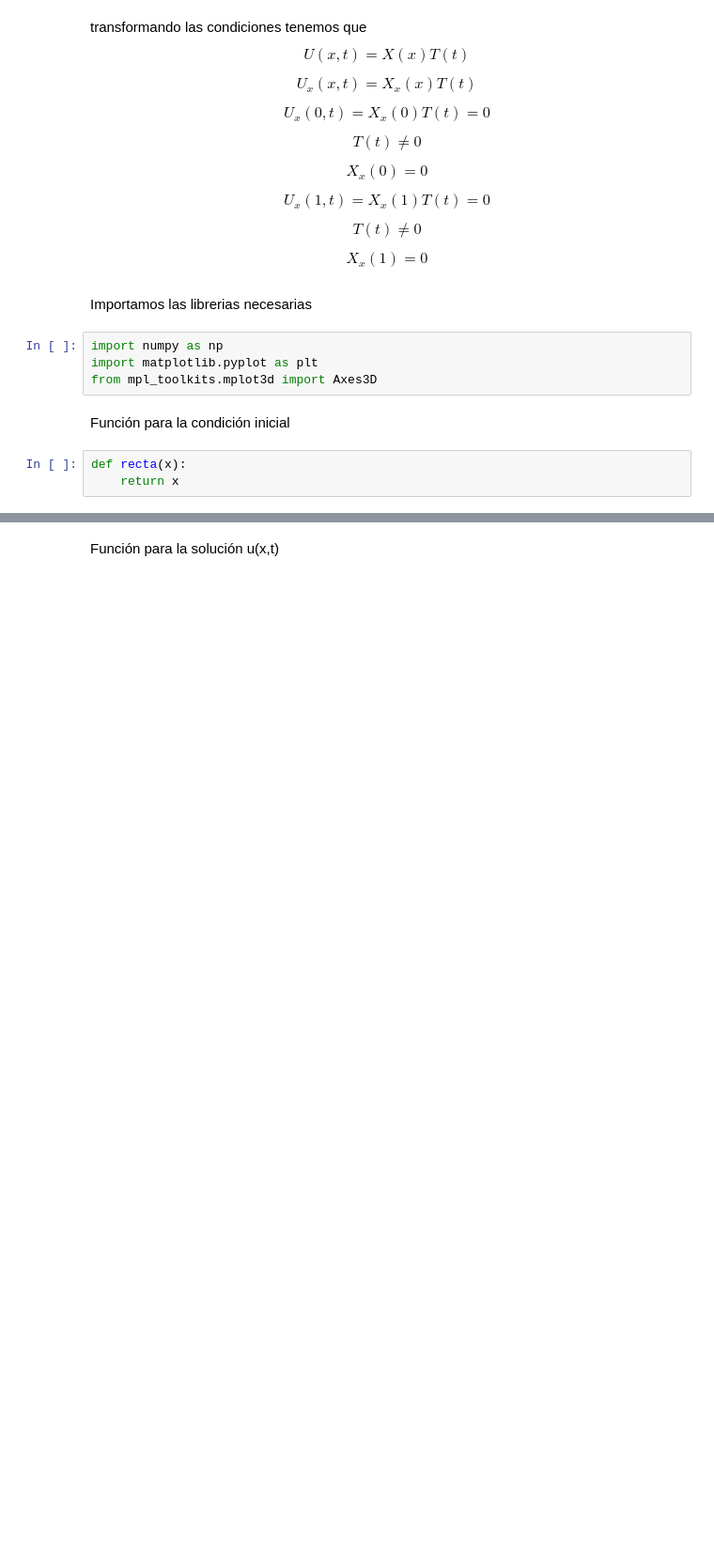
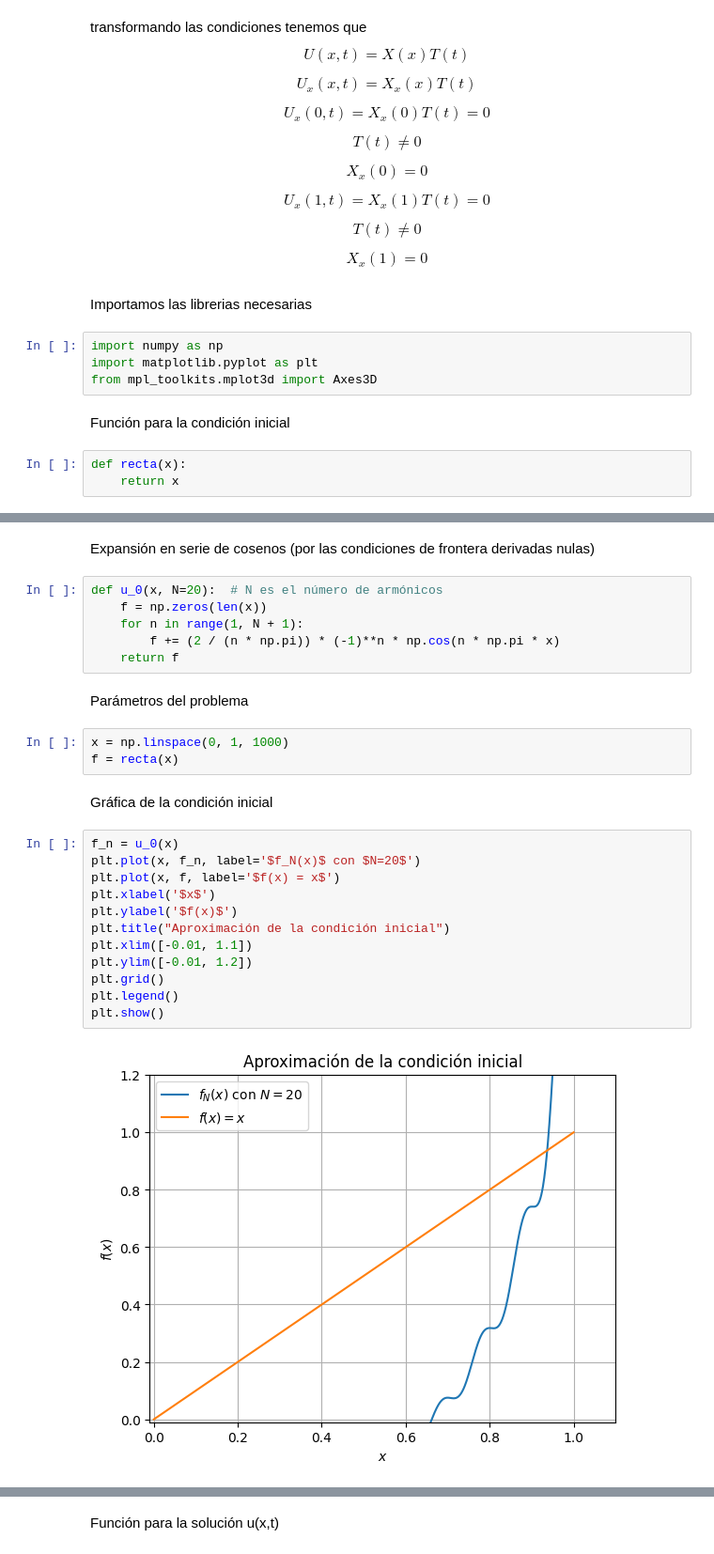
Before and after one commit to Annette-1/Ecuaciones_Diferenciales_Parciales, a Jupyter notebook: Metodo de separacion de Variables.ipynb, the cells around one changed output, grey strips where cells are left out. Shown at 94% size. Cells and saved outputs as stored; diff of their text form; blank space fills up the shorter version.

```diff
--- a/Metodo de separacion de Variables.ipynb
+++ b/Metodo de separacion de Variables.ipynb
@@ -77,0 +62,29 @@ def coeficientes_Cn(N):
+# %% [markdown]
+Expansión en serie de cosenos (por las condiciones de frontera derivadas nulas)
+# %%
+def u_0(x, N=20):  # N es el número de armónicos
+    f = np.zeros(len(x))
+    for n in range(1, N + 1):
+        f += (2 / (n * np.pi)) * (-1)**n * np.cos(n * np.pi * x)
+    return f
+# %% [markdown]
+ Parámetros del problema
+# %%
+x = np.linspace(0, 1, 1000)
+f = recta(x)
+# %% [markdown]
+Gráfica de la condición inicial
+# %%
+f_n = u_0(x)
+plt.plot(x, f_n, label='$f_N(x)$ con $N=20$')
+plt.plot(x, f, label='$f(x) = x$')
+plt.xlabel('$x$')
+plt.ylabel('$f(x)$')
+plt.title("Aproximación de la condición inicial")
+plt.xlim([-0.01, 1.1])
+plt.ylim([-0.01, 1.2])
+plt.grid()
+plt.legend()
+plt.show()
+# %% [output]
+[figure, added]
```
Also changed, not shown: parts of 10 cells of this notebook.
